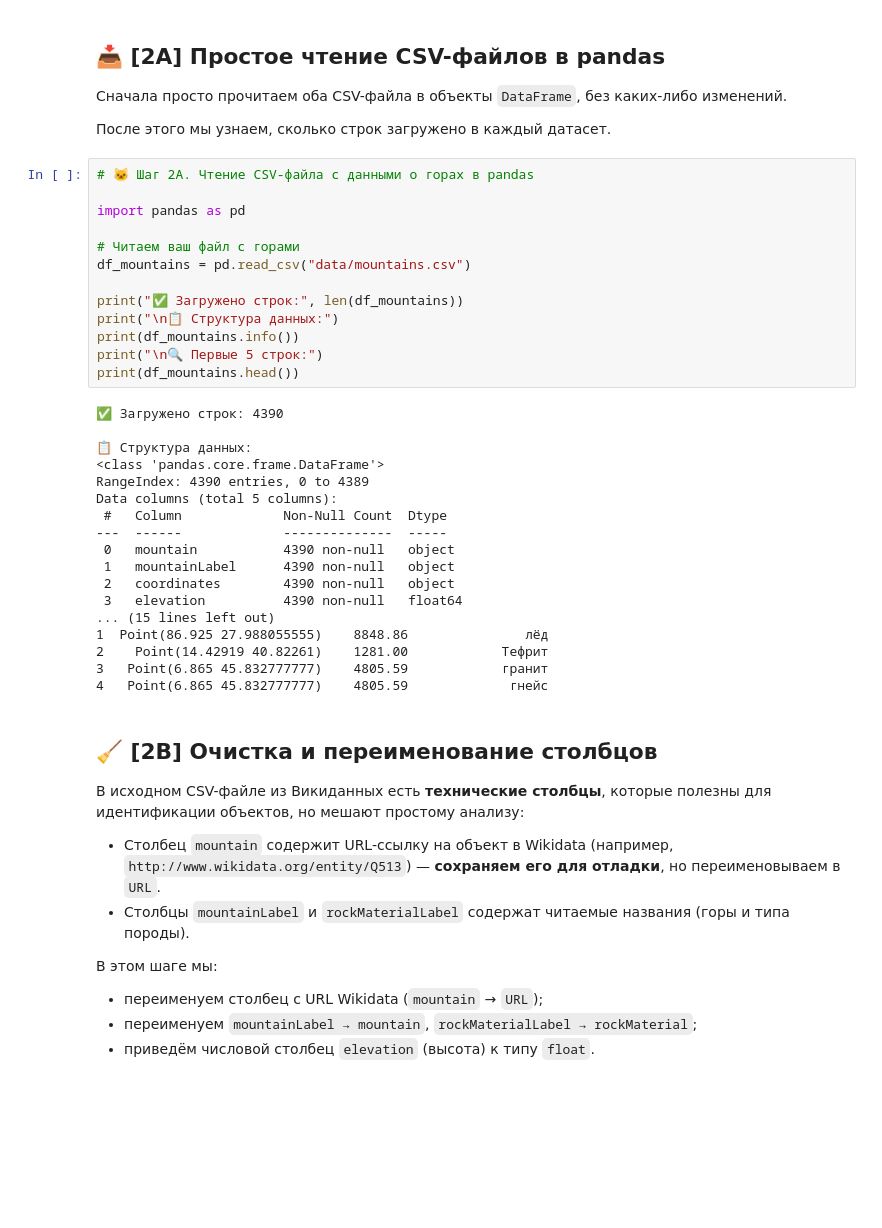
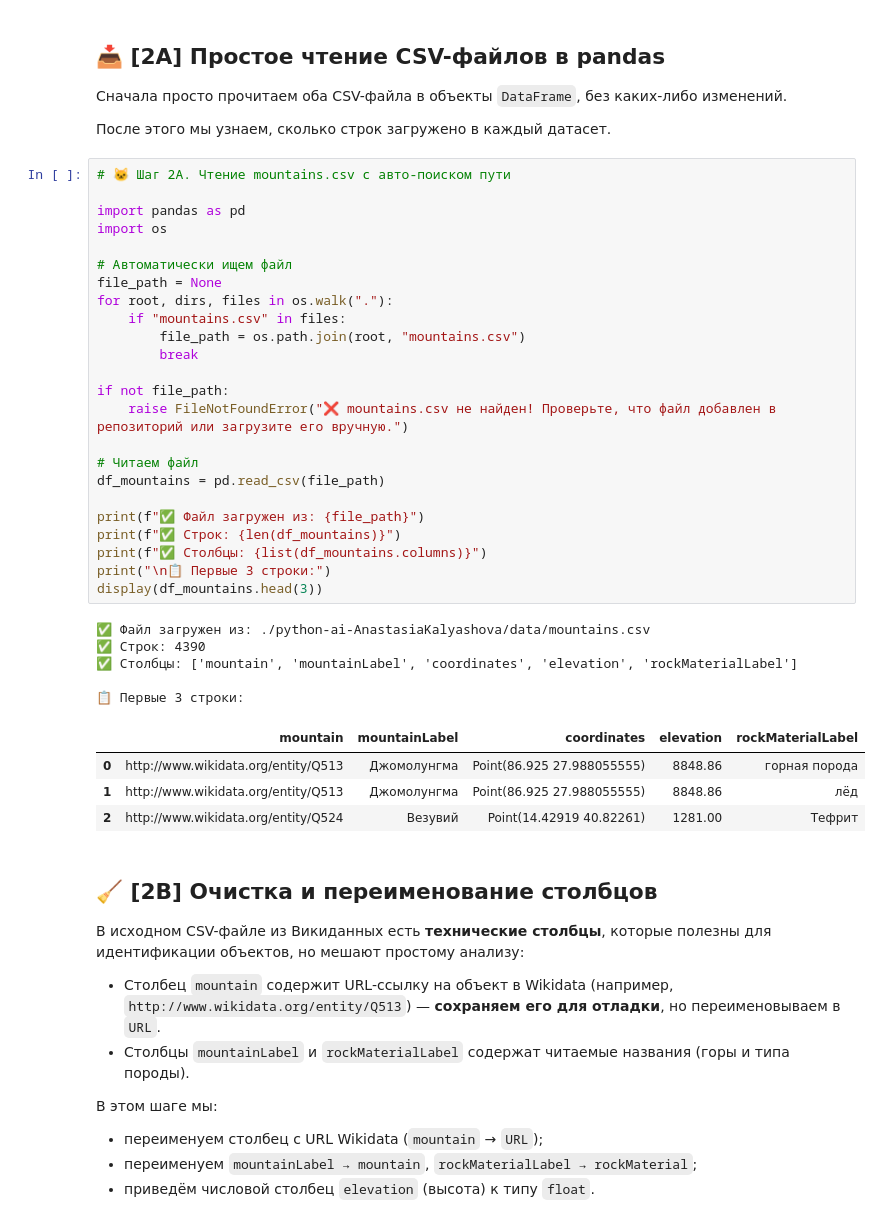
Before and after one commit to anastasiakalyashova/python-ai-AnastasiaKalyashova, a Jupyter notebook: notebooks/week2b_read_csv.ipynb, the cells around one changed output. Saved outputs shown, nothing was run; the diff lists cells and outputs as text; blank space fills up the shorter version.

```diff
--- a/notebooks/week2b_read_csv.ipynb
+++ b/notebooks/week2b_read_csv.ipynb
@@ -38,37 +41,40 @@ print("✅ Репозиторий готов, теперь мы работаем
 Сначала просто прочитаем оба CSV-файла в объекты `DataFrame`, без каких‑либо изменений.
 
 После этого мы узнаем, сколько строк загружено в каждый датасет.
-# %%
-# 🐱 Шаг 2A. Чтение CSV-файла с данными о горах в pandas
-
-import pandas as pd
-
-# Читаем ваш файл с горами
-df_mountains = pd.read_csv("data/mountains.csv")
-
-print("✅ Загружено строк:", len(df_mountains))
-print("\n📋 Структура данных:")
-print(df_mountains.info())
-print("\n🔍 Первые 5 строк:")
-print(df_mountains.head())
-# %% [output]
-✅ Загружено строк: 4390
-
-📋 Структура данных:
-<class 'pandas.core.frame.DataFrame'>
-RangeIndex: 4390 entries, 0 to 4389
-Data columns (total 5 columns):
- #   Column             Non-Null Count  Dtype
----  ------             --------------  -----
- 0   mountain           4390 non-null   object
- 1   mountainLabel      4390 non-null   object
- 2   coordinates        4390 non-null   object
- 3   elevation          4390 non-null   float64
-... (15 lines left out)
-1  Point(86.925 27.988055555)    8848.86               лёд
-2    Point(14.42919 40.82261)    1281.00            Тефрит
-3   Point(6.865 45.832777777)    4805.59            гранит
-4   Point(6.865 45.832777777)    4805.59             гнейс
+# %%
+# 🐱 Шаг 2A. Чтение mountains.csv с авто-поиском пути
+
+import pandas as pd
+import os
+
+# Автоматически ищем файл
+file_path = None
+for root, dirs, files in os.walk("."):
+    if "mountains.csv" in files:
+        file_path = os.path.join(root, "mountains.csv")
+        break
+
+if not file_path:
+    raise FileNotFoundError("❌ mountains.csv не найден! Проверьте, что файл добавлен в репозиторий или загрузите его вручную.")
+
+# Читаем файл
+df_mountains = pd.read_csv(file_path)
+
+print(f"✅ Файл загружен из: {file_path}")
+print(f"✅ Строк: {len(df_mountains)}")
+print(f"✅ Столбцы: {list(df_mountains.columns)}")
+print("\n📋 Первые 3 строки:")
+display(df_mountains.head(3))
+# %% [output]
+✅ Файл загружен из: ./python-ai-AnastasiaKalyashova/data/mountains.csv
+✅ Строк: 4390
+✅ Столбцы: ['mountain', 'mountainLabel', 'coordinates', 'elevation', 'rockMaterialLabel']
+
+📋 Первые 3 строки:
+|  | mountain | mountainLabel | coordinates | elevation | rockMaterialLabel |
+| 0 | http://www.wikidata.org/entity/Q513 | Джомолунгма | Point(86.925 27.988055555) | 8848.86 | горная порода |
+| 1 | http://www.wikidata.org/entity/Q513 | Джомолунгма | Point(86.925 27.988055555) | 8848.86 | лёд |
+| 2 | http://www.wikidata.org/entity/Q524 | Везувий | Point(14.42919 40.82261) | 1281.00 | Тефрит |
 # %% [markdown]
 ## 🧹 [2B] Очистка и переименование столбцов
 
```
Also changed, not shown: parts of 3 cells of this notebook.
